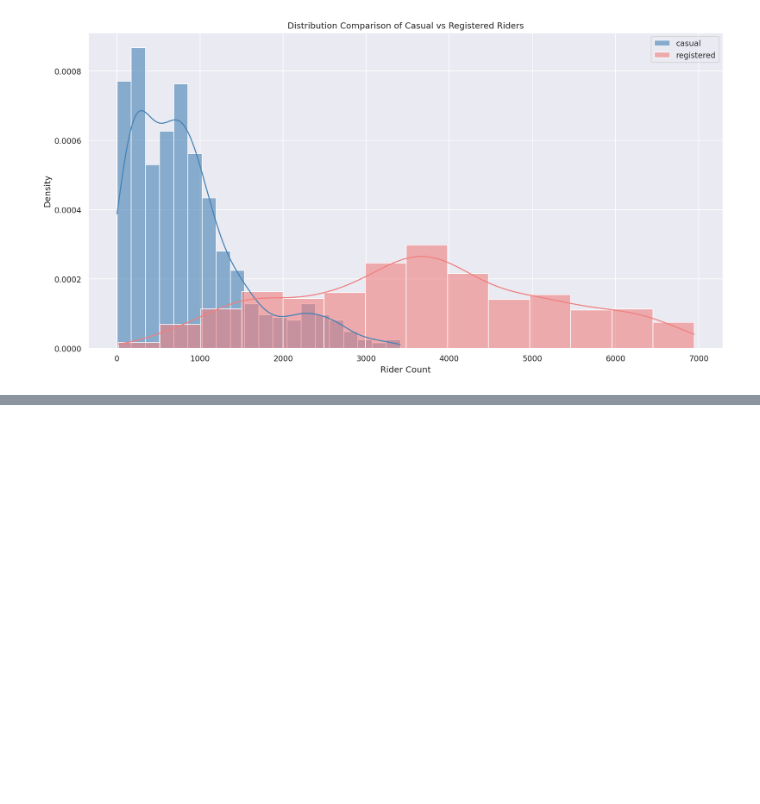
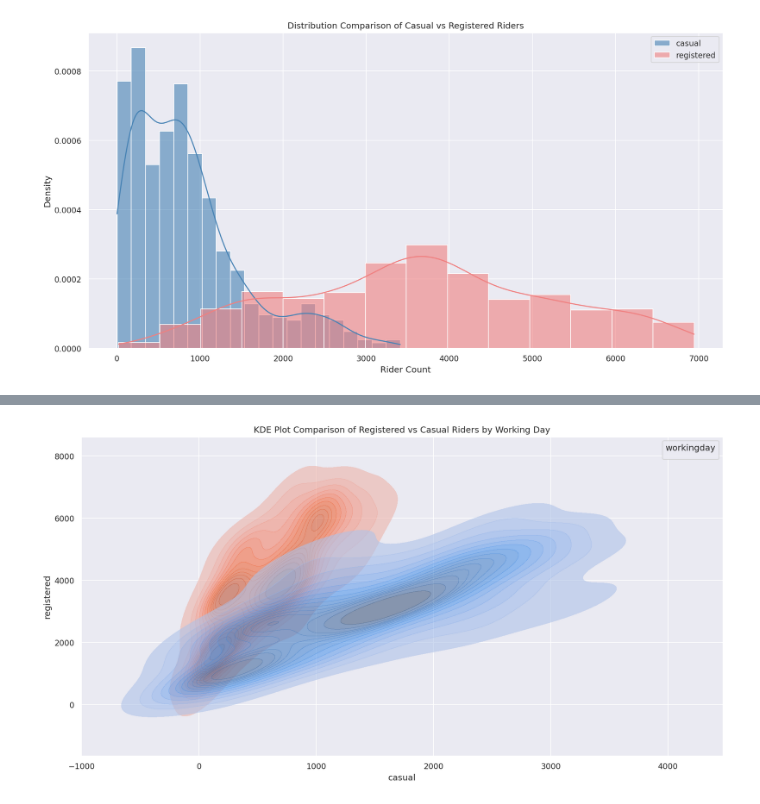
Before and after one commit to avahuu/dc_bikesharing, a Jupyter notebook: bikesharing.ipynb, the cells around one changed output, grey strips where cells are left out. Drawn from its saved outputs; the diff is of its cells as text; code cells hidden in the pictures; blank space fills up the shorter version.

```diff
--- a/bikesharing.ipynb
+++ b/bikesharing.ipynb
@@ -99,0 +111,18 @@ plt.show()
+# %%
+# bivariate kernel density estimate
+sns.kdeplot(
+    data=daily_counts,
+    x='casual', y='registered',
+    hue='workingday',
+    hue_order=['yes','no'],
+    palette={'yes': '#F46D43',
+             'no' : '#4A90E2'},
+    fill=True, levels=15, common_norm=False, thresh=0.03, alpha=0.6
+)
+
+plt.title('KDE Plot Comparison of Registered vs Casual Riders by Working Day')
+plt.xlabel('casual'); plt.ylabel('registered')
+plt.legend(title='workingday')
+plt.show()
+# %% [output]
+[figure, added]
```
Also changed, not shown: parts of 8 cells of this notebook.
